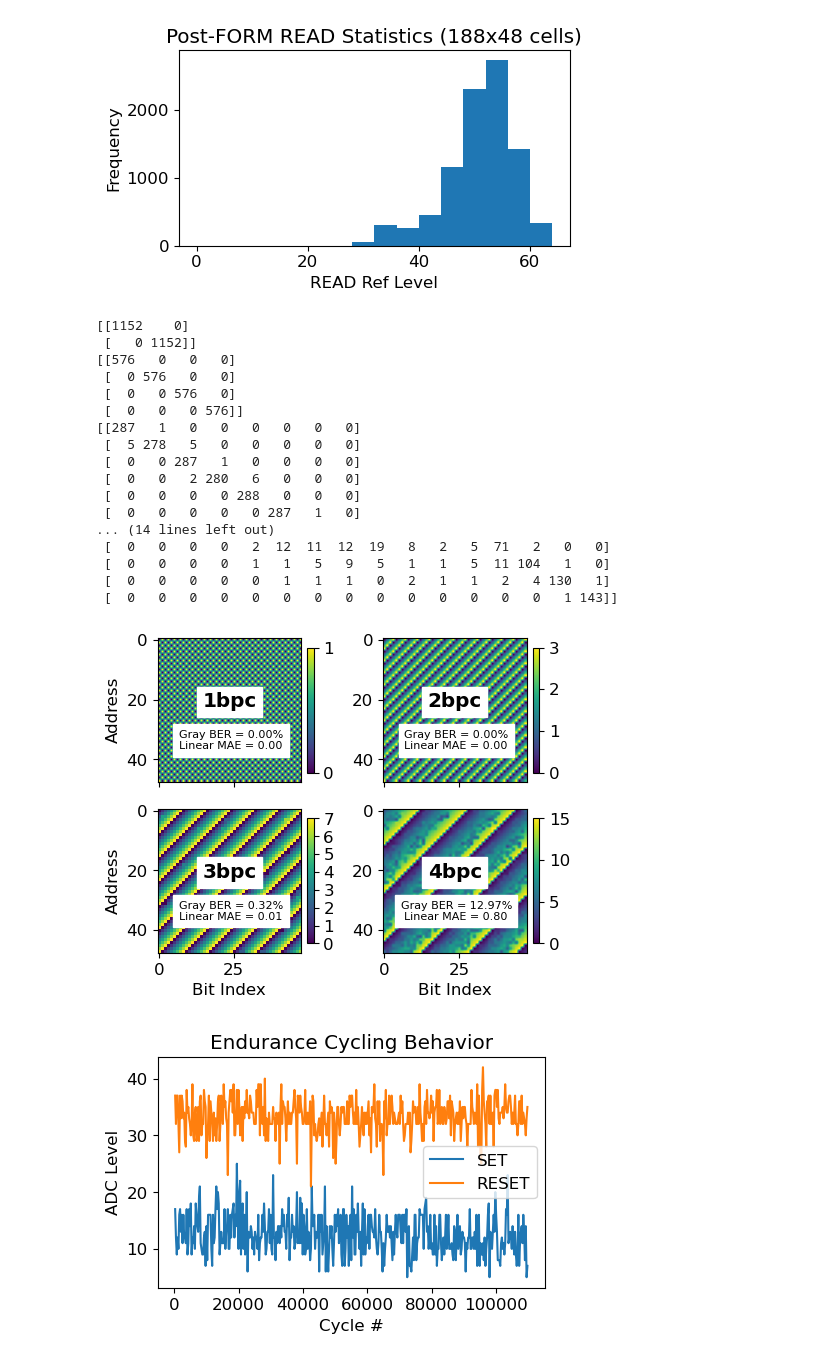
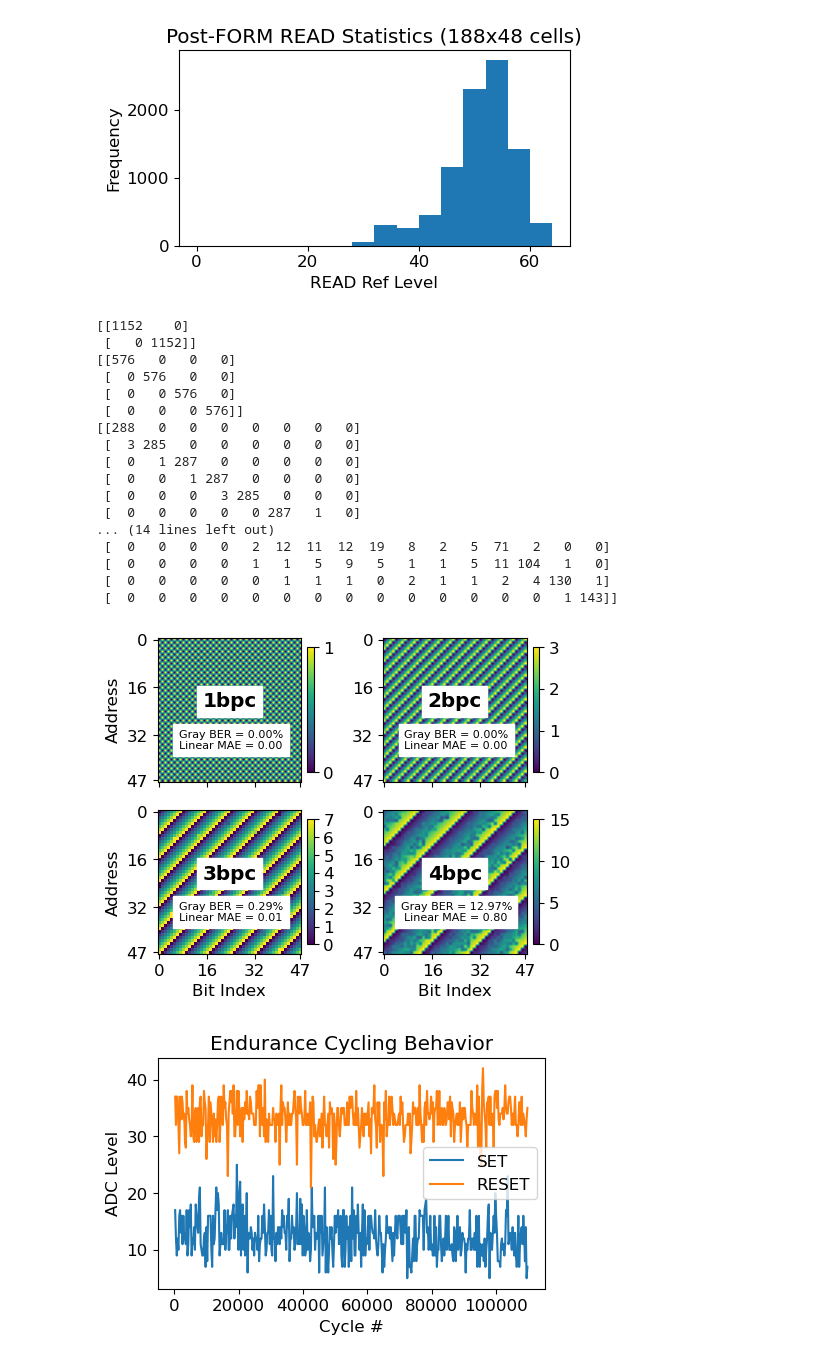
Before and after one commit to akashlevy/ember-python, a Jupyter notebook: analysis/characterizations.ipynb, the cells around one changed output. Cells and saved outputs as stored; diff of their text form; code cells hidden in the pictures.

```diff
--- a/analysis/characterizations.ipynb
+++ b/analysis/characterizations.ipynb
@@ -107,7 +107,7 @@ for bpc in range(1, 5):
   data = pd.read_csv(f"../data/{bpc}bpc.csv", sep="\t", names=names)
 
   # Show multi-bit result
-  matdata = data[data.columns[-48:]].values[:48]
+  matdata = data[data.columns[-48:]].values[-48:]
   im = plt.imshow(matdata, vmin=0, vmax=2**bpc-1)
   cbar = plt.colorbar(im, fraction=0.04, pad=0.04)
   if bpc != 4:
@@ -137,39 +137,43 @@ for bpc in range(1, 5):
   # Function to get Gray code error rate for each possible symbol confusion
   grayerr = np.array([[sum([int(ic != jc) for ic, jc in zip(getgray(i), getgray(j))]) for i in range(2**bpc)] for j in range(2**bpc)]) / bpc
   # print(grayerr)
 
   # BER
   ber = (grayerr * confmat).sum() / confmat.sum()
   plt.text(0.5*48, 0.7*48, f"Gray BER = " + format(ber*100, ".2f") + "%\nLinear MAE = " + format(mae, ".2f"), fontsize=8, verticalalignment="center", horizontalalignment="center", backgroundcolor="white")
+
+  # Set ticks
+  plt.xticks([0,16,32,47])
+  plt.yticks([0,16,32,47])
 plt.tight_layout()
 plt.subplots_adjust(hspace=0, wspace=0.5)
 plt.tight_layout()
 plt.savefig(f"figs/cb.pdf")
 plt.show()
 
 def binary_to_gray_op(n):
   n = int(n, 2)
   n ^= (n >> 1)
   return bin(n)[2:]
 # %% [output]
 [[1152    0]
  [   0 1152]]
 [[576   0   0   0]
  [  0 576   0   0]
  [  0   0 576   0]
  [  0   0   0 576]]
-[[287   1   0   0   0   0   0   0]
- [  5 278   5   0   0   0   0   0]
- [  0   0 287   1   0   0   0   0]
- [  0   0   2 280   6   0   0   0]
- [  0   0   0   0 288   0   0   0]
+[[288   0   0   0   0   0   0   0]
+ [  3 285   0   0   0   0   0   0]
+ [  0   1 287   0   0   0   0   0]
+ [  0   0   1 287   0   0   0   0]
+ [  0   0   0   3 285   0   0   0]
  [  0   0   0   0   0 287   1   0]
 ... (14 lines left out)
  [  0   0   0   0   2  12  11  12  19   8   2   5  71   2   0   0]
  [  0   0   0   0   1   1   5   9   5   1   1   5  11 104   1   0]
  [  0   0   0   0   0   1   1   1   0   2   1   1   2   4 130   1]
  [  0   0   0   0   0   0   0   0   0   0   0   0   0   0   1 143]]
-[figure, old version]
+[figure, new version]
 # %%
 # Plot conductance ranges
 import json
```
Also changed, not shown: 4 other files.
